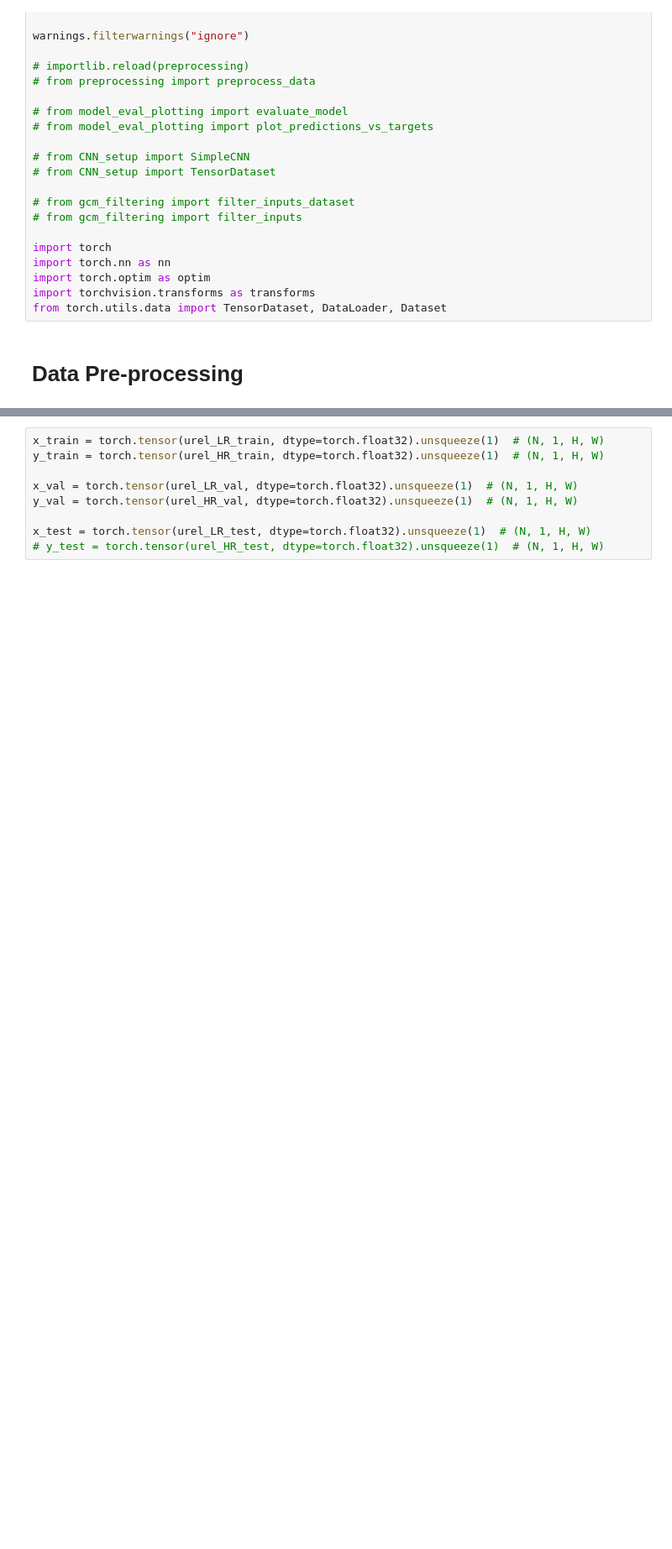
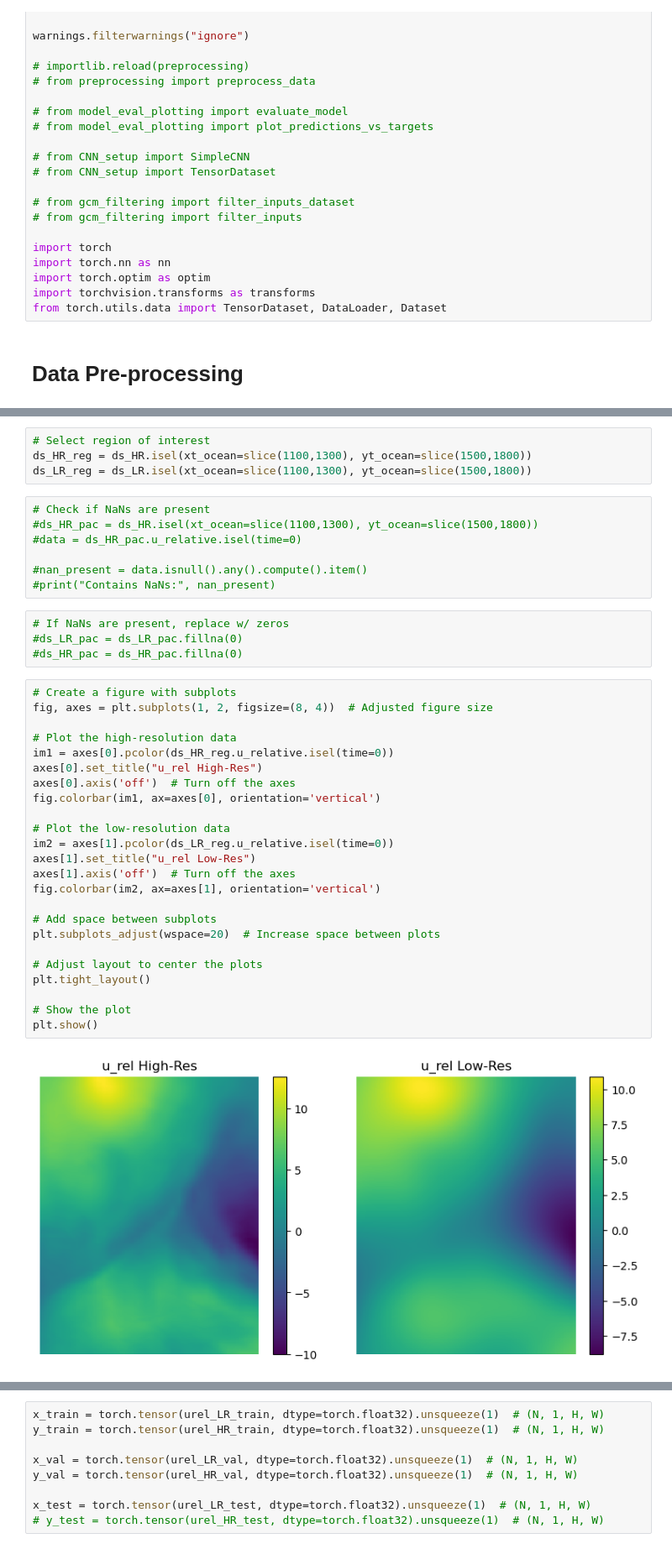
Before and after one commit to ocean-transport/air-sea-ML, a Jupyter notebook: final_yue_jingwen_implementation.ipynb, the cells around one changed output, grey strips where cells are left out. Shown at 84% size. Drawn from its saved outputs; the diff is of its cells as text; blank space fills up the shorter version.

```diff
--- a/final_yue_jingwen_implementation.ipynb
+++ b/final_yue_jingwen_implementation.ipynb
@@ -206,2 +182,43 @@ Attributes: (0)
+# %%
+# Select region of interest
+ds_HR_reg = ds_HR.isel(xt_ocean=slice(1100,1300), yt_ocean=slice(1500,1800))
+ds_LR_reg = ds_LR.isel(xt_ocean=slice(1100,1300), yt_ocean=slice(1500,1800))
+# %%
+# Check if NaNs are present
+#ds_HR_pac = ds_HR.isel(xt_ocean=slice(1100,1300), yt_ocean=slice(1500,1800))
+#data = ds_HR_pac.u_relative.isel(time=0)
+
+#nan_present = data.isnull().any().compute().item()
+#print("Contains NaNs:", nan_present)
+# %%
+# If NaNs are present, replace w/ zeros
+#ds_LR_pac = ds_LR_pac.fillna(0)
+#ds_HR_pac = ds_HR_pac.fillna(0)
+# %%
+# Create a figure with subplots
+fig, axes = plt.subplots(1, 2, figsize=(8, 4))  # Adjusted figure size
+
+# Plot the high-resolution data
+im1 = axes[0].pcolor(ds_HR_reg.u_relative.isel(time=0))
+axes[0].set_title("u_rel High-Res")
+axes[0].axis('off')  # Turn off the axes
+fig.colorbar(im1, ax=axes[0], orientation='vertical')
+
+# Plot the low-resolution data
+im2 = axes[1].pcolor(ds_LR_reg.u_relative.isel(time=0))
+axes[1].set_title("u_rel Low-Res")
+axes[1].axis('off')  # Turn off the axes
+fig.colorbar(im2, ax=axes[1], orientation='vertical')
+
+# Add space between subplots
+plt.subplots_adjust(wspace=20)  # Increase space between plots
+
+# Adjust layout to center the plots
+plt.tight_layout()
+
+# Show the plot
+plt.show()
+# %% [output]
+[figure, added]
 # %%
 # Total number of samples
```
Also changed, not shown: parts of 27 cells of this notebook.
